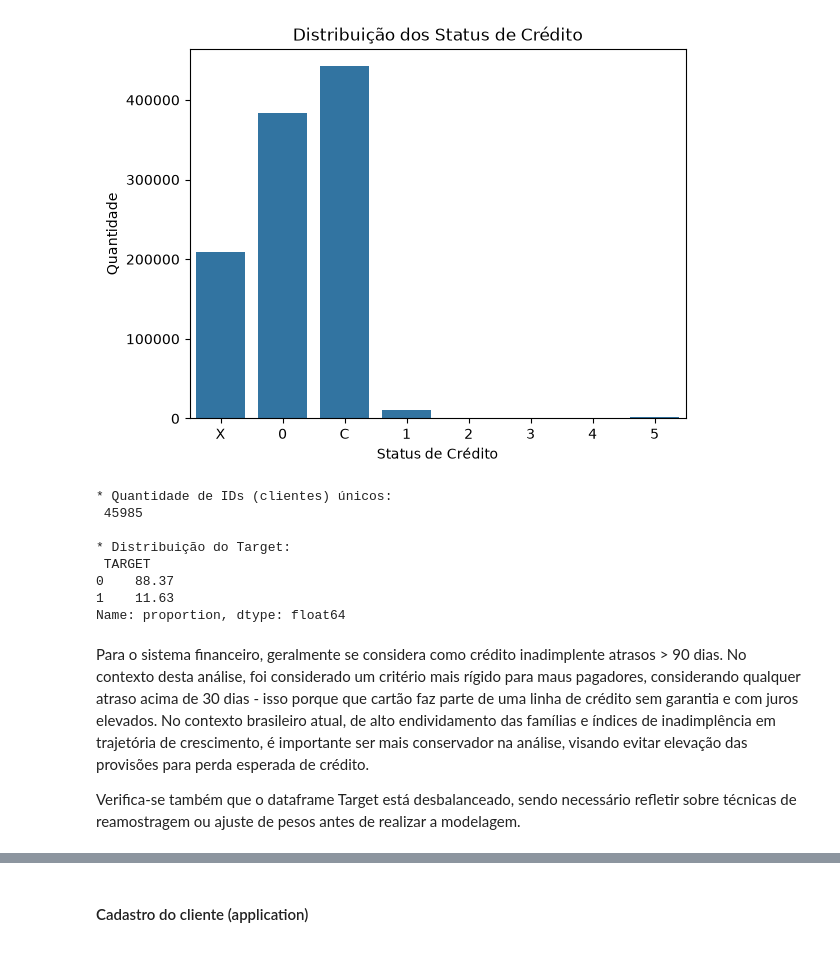
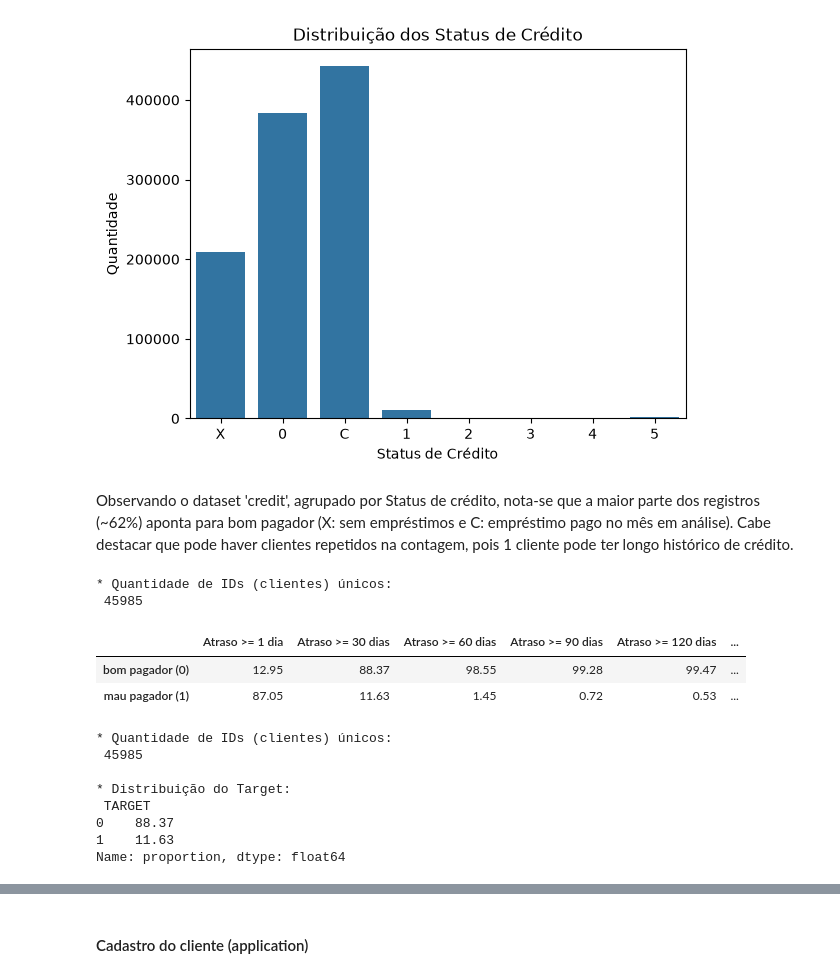
Before and after one commit to a-marcia0/rm377793-postech-tech-challenge-fase2, a Jupyter notebook: notebooks/01_eda.ipynb, the cells around one changed output, grey strips where cells are left out. Cells and saved outputs as stored; diff of their text form; code cells hidden in the pictures.

Commit message:
atualização

```diff
--- a/notebooks/01_eda.ipynb
+++ b/notebooks/01_eda.ipynb
@@ -114,6 +114,41 @@ plt.ylabel('Quantidade')
 plt.show()
 # %% [output]
 [figure]
+# %% [markdown]
+Observando o dataset 'credit', agrupado por Status de crédito, nota-se que a maior parte dos registros (~62%) aponta para bom pagador (X: sem empréstimos e C: empréstimo pago no mês em análise). Cabe destacar que pode haver clientes repetidos na contagem, pois 1 cliente pode ter longo histórico de crédito.
+# %%
+#Criação das variáveis TARGET no dataset de crédito
+credit['TARGET0'] = credit['STATUS'].apply(lambda x: 1 if x in ['0','1', '2', '3', '4', '5'] else 0)
+credit['TARGET1'] = credit['STATUS'].apply(lambda x: 1 if x in ['1', '2', '3', '4', '5'] else 0)
+credit['TARGET2'] = credit['STATUS'].apply(lambda x: 1 if x in ['2', '3', '4', '5'] else 0)
+credit['TARGET3'] = credit['STATUS'].apply(lambda x: 1 if x in ['3', '4', '5'] else 0)
+credit['TARGET4'] = credit['STATUS'].apply(lambda x: 1 if x in ['4', '5'] else 0)
+credit['TARGET5'] = credit['STATUS'].apply(lambda x: 1 if x in ['5'] else 0)
+
+target0 = credit.groupby('ID')['TARGET0'].max().reset_index()
+target1 = credit.groupby('ID')['TARGET1'].max().reset_index()
+target2 = credit.groupby('ID')['TARGET2'].max().reset_index()
+target3 = credit.groupby('ID')['TARGET3'].max().reset_index()
+target4 = credit.groupby('ID')['TARGET4'].max().reset_index()
+target5 = credit.groupby('ID')['TARGET5'].max().reset_index()
+
+pct_targets = pd.DataFrame({
+    "Atraso >= 1 dia": target0['TARGET0'].value_counts(normalize=True).round(4) * 100,
+    "Atraso >= 30 dias": target1['TARGET1'].value_counts(normalize=True).round(4) * 100,
+    "Atraso >= 60 dias": target2['TARGET2'].value_counts(normalize=True).round(4) * 100,
+    "Atraso >= 90 dias": target3['TARGET3'].value_counts(normalize=True).round(4) * 100,
+    "Atraso >= 120 dias": target4['TARGET4'].value_counts(normalize=True).round(4) * 100,
+     "Atraso >= 150 dias": target5['TARGET5'].value_counts(normalize=True).round(4) * 100
+}).rename(index={0: "bom pagador (0)", 1: "mau pagador (1)"})
+
+print("\n* Quantidade de IDs (clientes) únicos:\n", credit['ID'].nunique())
+display(pct_targets)
+# %% [output]
+* Quantidade de IDs (clientes) únicos:
+ 45985
+|  | Atraso >= 1 dia | Atraso >= 30 dias | Atraso >= 60 dias | Atraso >= 90 dias | Atraso >= 120 dias | ... |
+| bom pagador (0) | 12.95 | 88.37 | 98.55 | 99.28 | 99.47 | ... |
+| mau pagador (1) | 87.05 | 11.63 | 1.45 | 0.72 | 0.53 | ... |
 # %%
 #criando a variável TARGET
 #Regra de negócio:
@@ -137,7 +172,3 @@ print("\n* Distribuição do Target:\n",target['TARGET'].value_counts(normalize=
 0    88.37
 1    11.63
 Name: proportion, dtype: float64
-# %% [markdown]
-Para o sistema financeiro, geralmente se considera como crédito inadimplente atrasos > 90 dias. No contexto desta análise, foi considerado um critério mais rígido para maus pagadores, considerando qualquer atraso acima de 30 dias - isso porque  que cartão faz parte de uma linha de crédito sem garantia e com juros elevados. No contexto brasileiro atual, de alto endividamento das famílias e índices de inadimplência em trajetória de crescimento, é importante ser mais conservador na análise, visando evitar elevação das provisões para perda esperada de crédito.
-
-Verifica-se também que o dataframe Target está desbalanceado, sendo necessário refletir sobre técnicas de reamostragem ou ajuste de pesos antes de realizar a modelagem.
```
Also changed, not shown: parts of 3 cells of this notebook, 1 other file.
